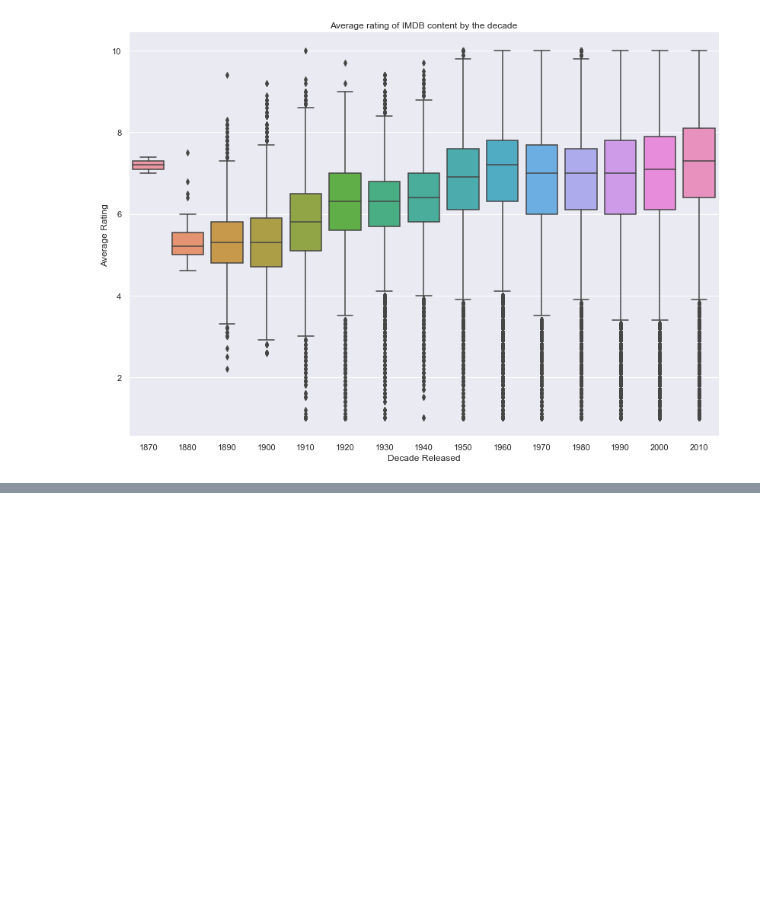
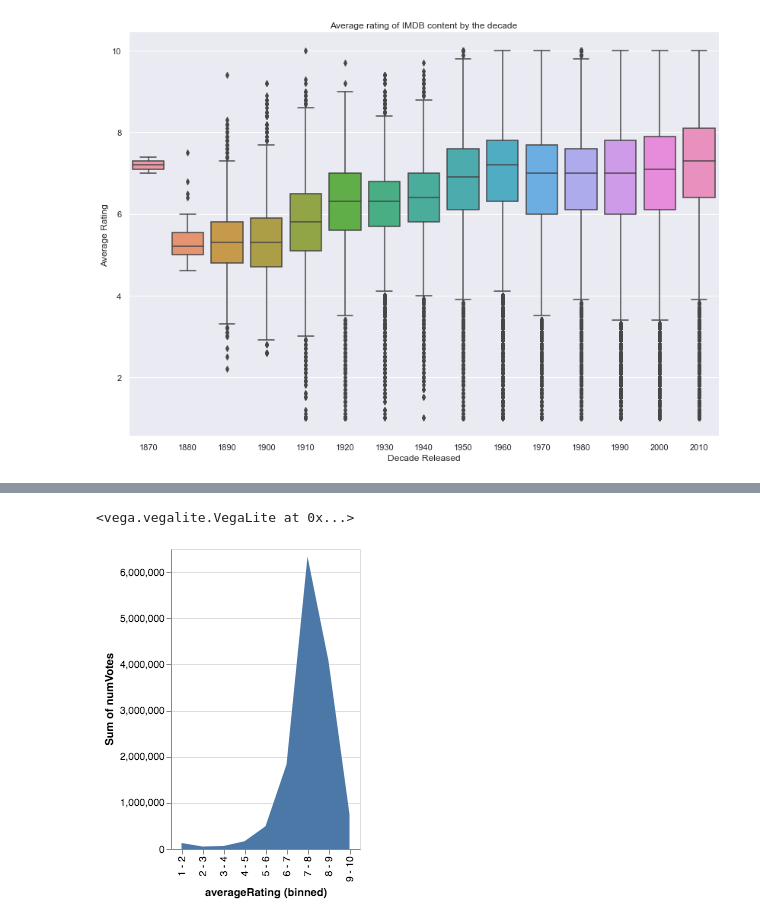
Before and after one commit to sarthakbatragatech/MovieViz, a Jupyter notebook: master.ipynb, the cells around one changed output, grey strips where cells are left out. Cells and saved outputs as stored; diff of their text form; code cells hidden in the pictures; blank space fills up the shorter version.

Commit message:
Documentary analysis done

```diff
--- a/master.ipynb
+++ b/master.ipynb
@@ -91,10 +89,3 @@ plt.title('Average rating of IMDB content by the decade')
 plt.show('g')
 # %% [output]
 [figure]
-# %%
-sns.set()
-g = sns.catplot(x="decade", y="numVotes", kind="box", data=test, height=8.27, aspect=11.7/8.27)
-plt.xlabel('Decade Released')
-plt.ylabel('Number of Votes')
-plt.title('Number of votes for IMDB content by the decade')
-plt.show('g')
@@ -102,0 +92,2 @@ plt.show('g')
+# %%
+documentaries = test[test['genres'].str.contains("Documentary", na=False)]
@@ -102,0 +107,8 @@ plt.show('g')
+# %%
+alt.Chart(documentaries).mark_area().encode(
+    alt.X('averageRating:O', bin=True),
+    alt.Y('sum(numVotes):Q')
+)
+# %% [output]
+<vega.vegalite.VegaLite at 0x...>
+[figure, added]
```
Also changed, not shown: parts of 15 cells of this notebook, 1 other file.
